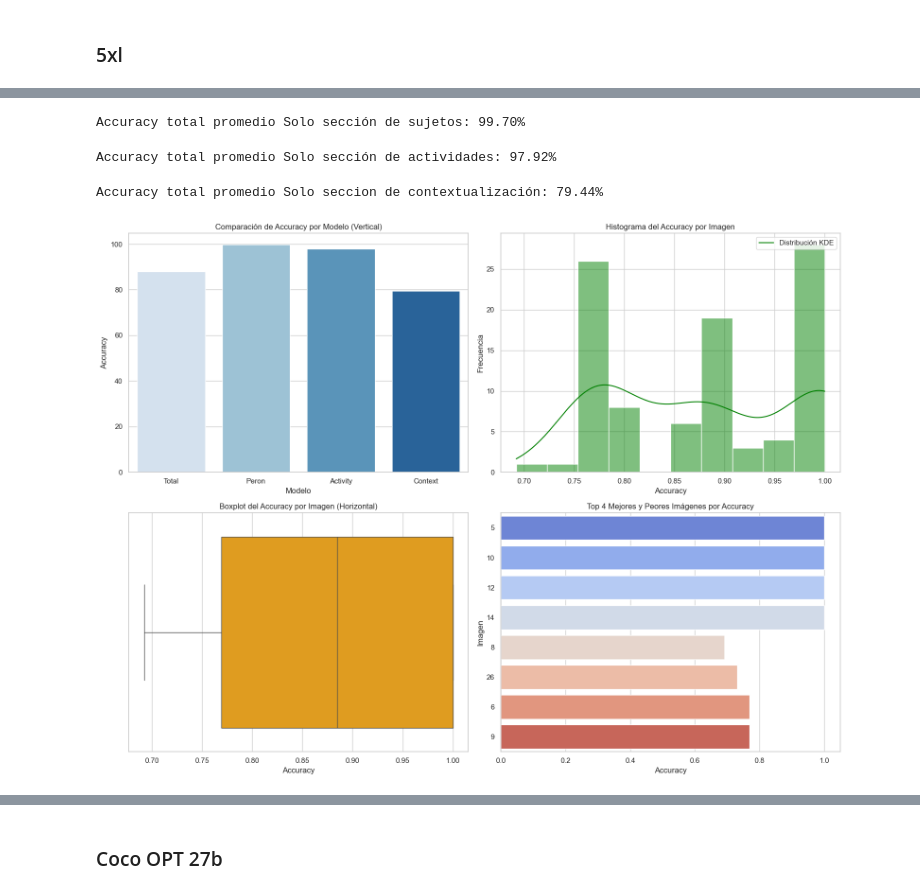
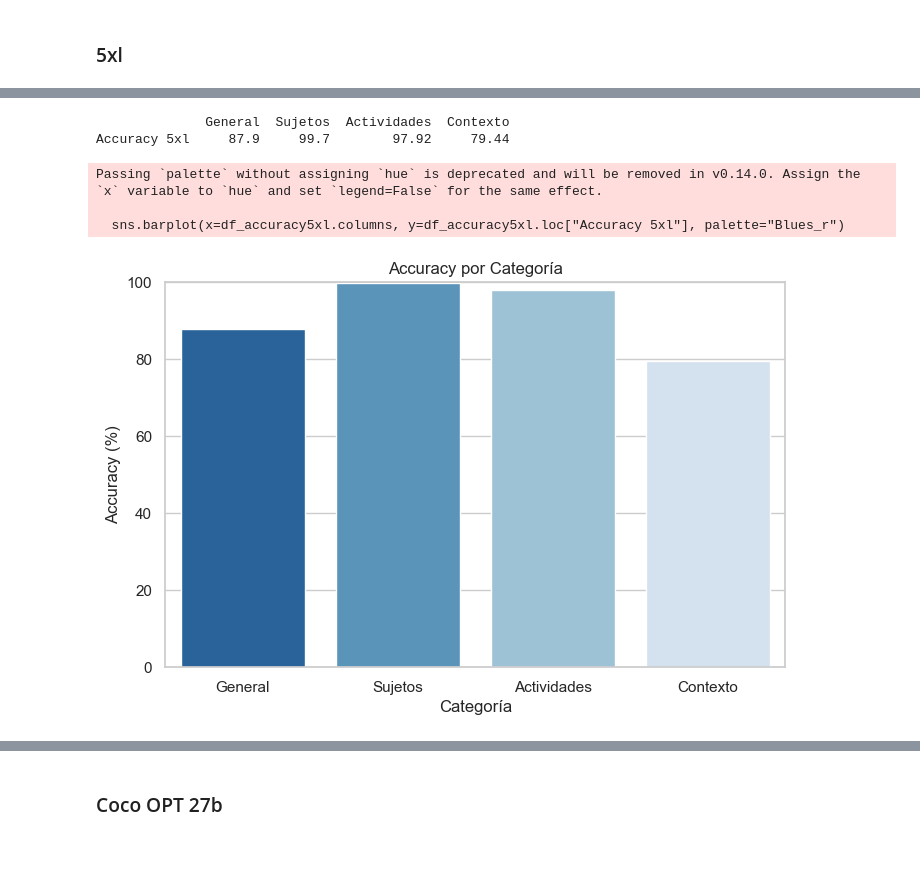
Before and after one commit to Yorchz/Photo-Clasification-and-PII-Calculator-TFG, a Jupyter notebook: evaluation_reports/test.ipynb, the cells around one changed output, grey strips where cells are left out. Drawn from its saved outputs; the diff is of its cells as text; code cells hidden in the pictures; blank space fills up the shorter version.

```diff
--- a/evaluation_reports/test.ipynb
+++ b/evaluation_reports/test.ipynb
@@ -2,21 +2,3 @@
 import matplotlib.pyplot as plt
 import seaborn as sns
 import pandas as pd
-# %%
-def calculate_accuracy(ground_truth_csv, model_csv, start_col=1, end_col=None):
-
-    ground_truth = pd.read_csv(ground_truth_csv, sep=';', engine='python')
-    model_answers = pd.read_csv(model_csv, sep=',', engine='python')
-
-    ground_truth = ground_truth.iloc[:, start_col:end_col]
-    #print(ground_truth.columns)
-    model_answers = model_answers.iloc[:, start_col:end_col]
-
-    total_questions = ground_truth.shape[1]
-
-    correct_answers = (ground_truth == model_answers).astype(float)
-    row_scores = correct_answers.sum(axis=1) / total_questions
-
-    overall_accuracy = (row_scores.sum() / len(row_scores)) * 100
-
-    return row_scores.tolist(), overall_accuracy
@@ -76,24 +114,0 @@ Accuracy total promedio: 87.90%
-# %%
-try:
-    _, sub_accuracy_5xl = calculate_accuracy(ground_truth_csv, model_csv, start_col=3, end_col=10)
-    print(f"Accuracy total promedio Solo sección de sujetos: {sub_accuracy_5xl:.2f}%")
-except Exception as e:
-    print(f"Error: {e}")
-# %% [output]
-Accuracy total promedio Solo sección de sujetos: 99.70%
-# %%
-try:
-    _, act_accuracy_5xl = calculate_accuracy(ground_truth_csv, model_csv, start_col=10, end_col=12)
-    print(f"Accuracy total promedio Solo sección de actividades: {act_accuracy_5xl:.2f}%")
-except Exception as e:
-    print(f"Error: {e}")
-# %% [output]
-Accuracy total promedio Solo sección de actividades: 97.92%
-# %%
-try:
-    _, context_accuracy_5xl = calculate_accuracy(ground_truth_csv, model_csv, start_col=12, end_col=None)
-    print(f"Accuracy total promedio Solo seccion de contextualización: {context_accuracy_5xl:.2f}%")
-except Exception as e:
-    print(f"Error: {e}")
-# %% [output]
-Accuracy total promedio Solo seccion de contextualización: 79.44%
@@ -109,4 +115,29 @@ accuracy_por_imagen = lista_a_diccionario(row_accuracies_5xl)
-# %%
-graficar_accuracy_multiple(accuracy_combinaciones, accuracy_por_imagen)
-# %% [output]
-[figure, removed]
+# %%
+accuracy_data = {
+    "General": [
+        round(calculate_accuracy(ground_truth_csv, model_csv, start_col=1, end_col=None),2)],
+    "Sujetos": [
+        round(calculate_accuracy(ground_truth_csv, model_csv, start_col=3, end_col=10),2)],
+    "Actividades": [
+        round(calculate_accuracy(ground_truth_csv, model_csv, start_col=10, end_col=12),2)],
+    "Contexto": [
+        round(calculate_accuracy(ground_truth_csv, model_csv, start_col=12, end_col=None),2)
+    ]
+}
+df_accuracy5xl = pd.DataFrame(accuracy_data, index=["Accuracy 5xl"])
+print(df_accuracy5xl)
+
+plt.figure(figsize=(8, 5))
+sns.barplot(x=df_accuracy5xl.columns, y=df_accuracy5xl.loc["Accuracy 5xl"], palette="Blues_r")
+plt.ylim(0, 100)
+plt.ylabel("Accuracy (%)")
+plt.xlabel("Categoría")
+plt.title("Accuracy por Categoría")
+plt.show()
+# %% [output]
+              General  Sujetos  Actividades  Contexto
+Accuracy 5xl     87.9     99.7        97.92     79.44
+Passing `palette` without assigning `hue` is deprecated and will be removed in v0.14.0. Assign the `x` variable to `hue` and set `legend=False` for the same effect.
+
+  sns.barplot(x=df_accuracy5xl.columns, y=df_accuracy5xl.loc["Accuracy 5xl"], palette="Blues_r")
+[figure, added]
```
Also changed, not shown: parts of 33 cells of this notebook, 5 other files.
